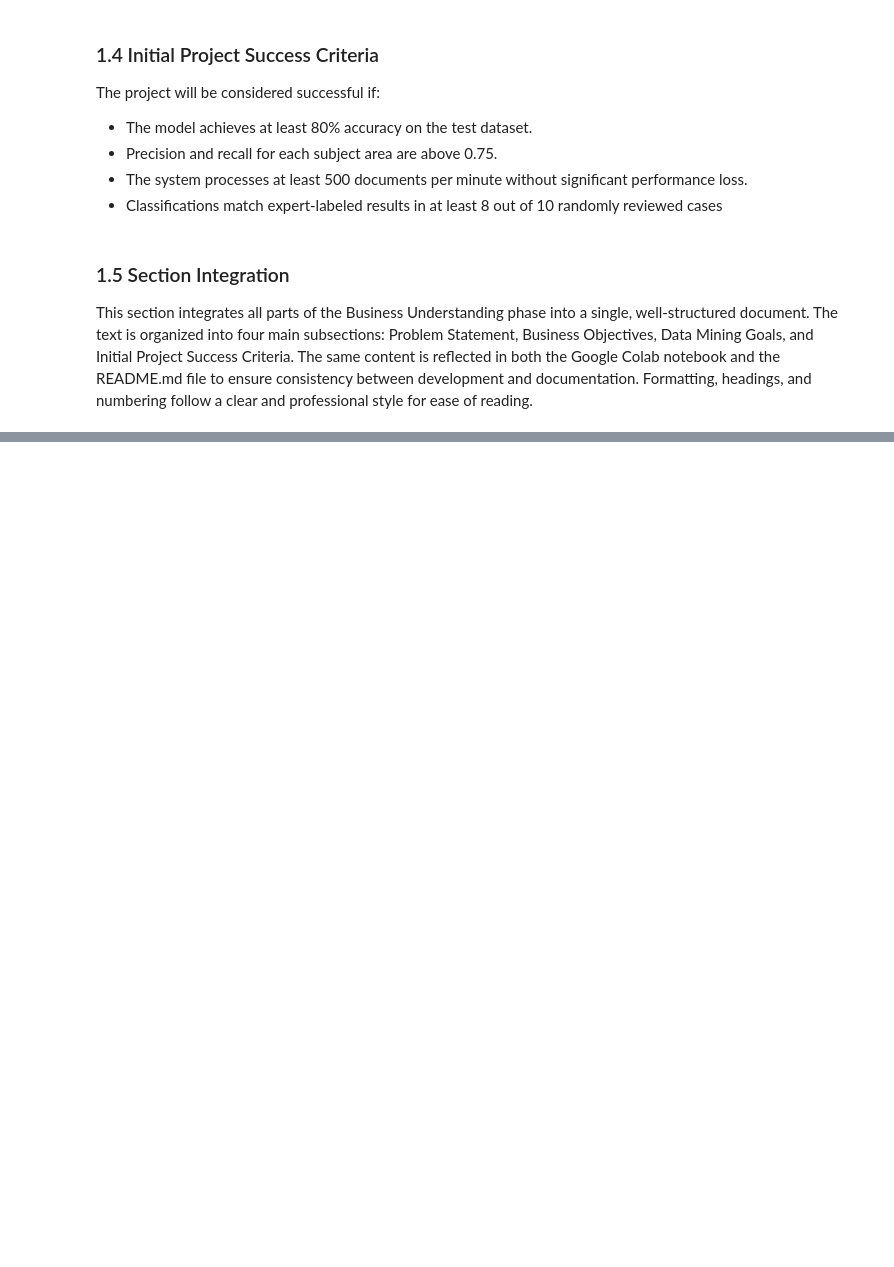
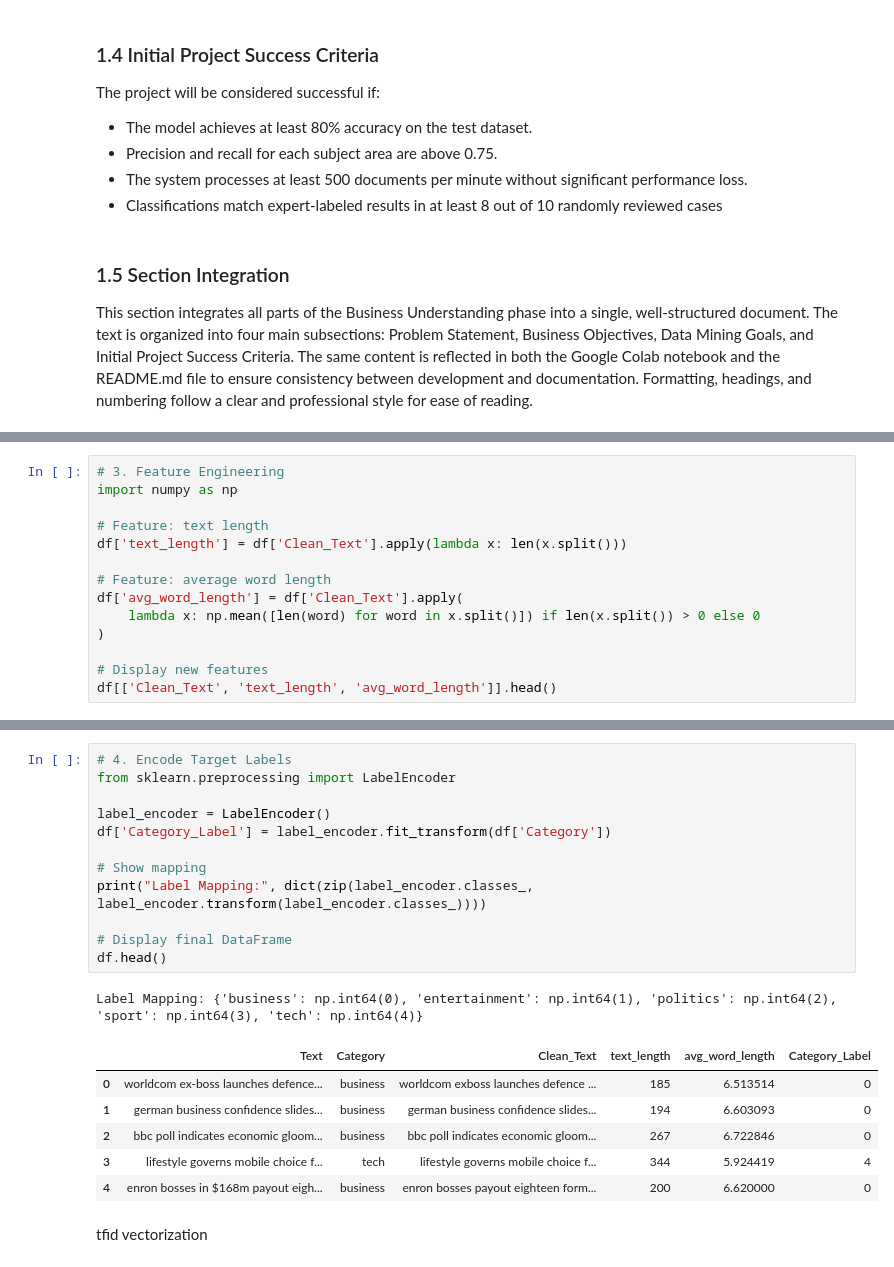
Before and after one commit to George-banda/Blood-donation-web, a Jupyter notebook: classification_of_domain_subject_area_reference.ipynb, the cells around one changed output, grey strips where cells are left out. Saved outputs shown, nothing was run; the diff lists cells and outputs as text; blank space fills up the shorter version.

```diff
--- a/classification_of_domain_subject_area_reference.ipynb
+++ b/classification_of_domain_subject_area_reference.ipynb
@@ -59,0 +295,14 @@ FileNotFoundError: [Errno 2] No such file or directory: '/content/drive/MyDrive/
+# %%
+# 3. Feature Engineering
+import numpy as np
+
+# Feature: text length
+df['text_length'] = df['Clean_Text'].apply(lambda x: len(x.split()))
+
+# Feature: average word length
+df['avg_word_length'] = df['Clean_Text'].apply(
+    lambda x: np.mean([len(word) for word in x.split()]) if len(x.split()) > 0 else 0
+)
+
+# Display new features
+df[['Clean_Text', 'text_length', 'avg_word_length']].head()
@@ -59,0 +321,22 @@ FileNotFoundError: [Errno 2] No such file or directory: '/content/drive/MyDrive/
+# %%
+# 4. Encode Target Labels
+from sklearn.preprocessing import LabelEncoder
+
+label_encoder = LabelEncoder()
+df['Category_Label'] = label_encoder.fit_transform(df['Category'])
+
+# Show mapping
+print("Label Mapping:", dict(zip(label_encoder.classes_, label_encoder.transform(label_encoder.classes_))))
+
+# Display final DataFrame
+df.head()
+# %% [output]
+Label Mapping: {'business': np.int64(0), 'entertainment': np.int64(1), 'politics': np.int64(2), 'sport': np.int64(3), 'tech': np.int64(4)}
+|  | Text | Category | Clean_Text | text_length | avg_word_length | Category_Label |
+| 0 | worldcom ex-boss launches defence... | business | worldcom exboss launches defence ... | 185 | 6.513514 | 0 |
+| 1 | german business confidence slides... | business | german business confidence slides... | 194 | 6.603093 | 0 |
+| 2 | bbc poll indicates economic gloom... | business | bbc poll indicates economic gloom... | 267 | 6.722846 | 0 |
+| 3 | lifestyle governs mobile choice f... | tech | lifestyle governs mobile choice f... | 344 | 5.924419 | 4 |
+| 4 | enron bosses in $168m payout eigh... | business | enron bosses payout eighteen form... | 200 | 6.620000 | 0 |
+# %% [markdown]
+tfid vectorization
```
Also changed, not shown: parts of 27 cells of this notebook.
